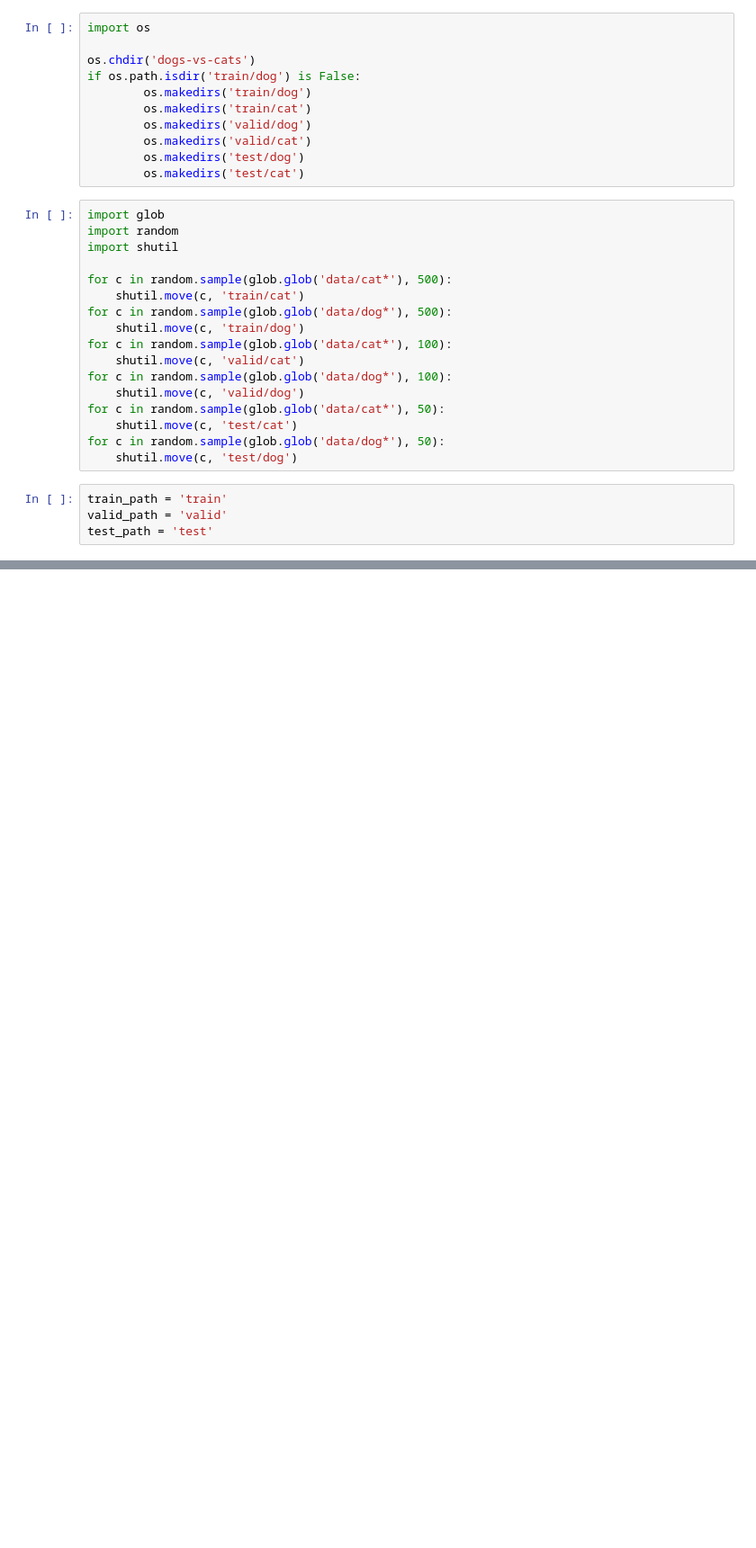
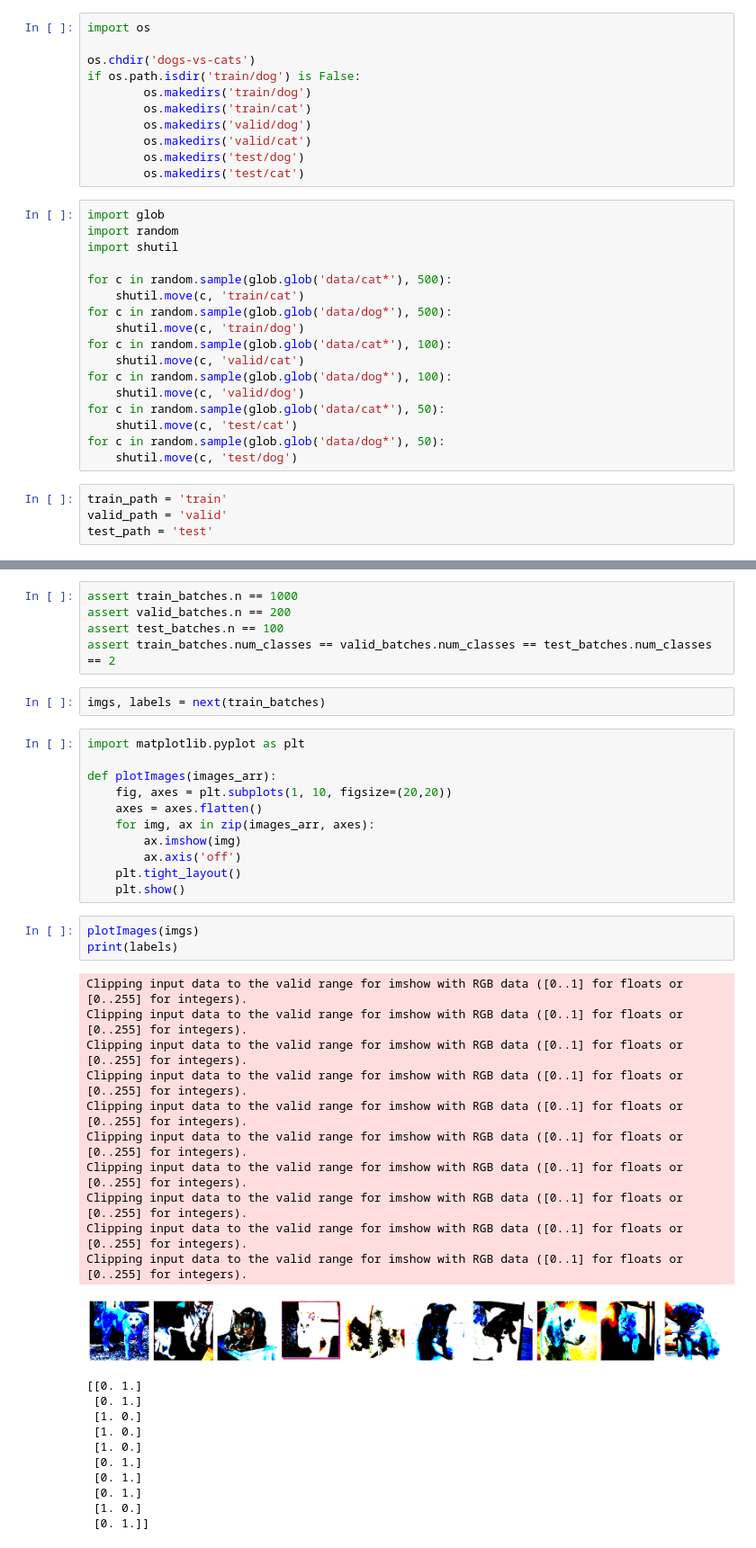
Before and after one commit to kimuralj/cnn_with_keras, a Jupyter notebook: dogs_vs_cats.ipynb, the cells around one changed output, grey strips where cells are left out. Shown at 90% size. Cells and saved outputs as stored; diff of their text form; blank space fills up the shorter version.

```diff
--- a/dogs_vs_cats.ipynb
+++ b/dogs_vs_cats.ipynb
@@ -50,0 +53,43 @@ ModuleNotFoundError: No module named 'tf'
+# %%
+assert train_batches.n == 1000
+assert valid_batches.n == 200
+assert test_batches.n == 100
+assert train_batches.num_classes == valid_batches.num_classes == test_batches.num_classes == 2
+# %%
+imgs, labels = next(train_batches)
+# %%
+import matplotlib.pyplot as plt
+
+def plotImages(images_arr):
+    fig, axes = plt.subplots(1, 10, figsize=(20,20))
+    axes = axes.flatten()
+    for img, ax in zip(images_arr, axes):
+        ax.imshow(img)
+        ax.axis('off')
+    plt.tight_layout()
+    plt.show()
+# %%
+plotImages(imgs)
+print(labels)
+# %% [output]
+Clipping input data to the valid range for imshow with RGB data ([0..1] for floats or [0..255] for integers).
+Clipping input data to the valid range for imshow with RGB data ([0..1] for floats or [0..255] for integers).
+Clipping input data to the valid range for imshow with RGB data ([0..1] for floats or [0..255] for integers).
+Clipping input data to the valid range for imshow with RGB data ([0..1] for floats or [0..255] for integers).
+Clipping input data to the valid range for imshow with RGB data ([0..1] for floats or [0..255] for integers).
+Clipping input data to the valid range for imshow with RGB data ([0..1] for floats or [0..255] for integers).
+Clipping input data to the valid range for imshow with RGB data ([0..1] for floats or [0..255] for integers).
+Clipping input data to the valid range for imshow with RGB data ([0..1] for floats or [0..255] for integers).
+Clipping input data to the valid range for imshow with RGB data ([0..1] for floats or [0..255] for integers).
+Clipping input data to the valid range for imshow with RGB data ([0..1] for floats or [0..255] for integers).
+[figure, added]
+[[0. 1.]
+ [0. 1.]
+ [1. 0.]
+ [1. 0.]
+ [1. 0.]
+ [0. 1.]
+ [0. 1.]
+ [0. 1.]
+ [1. 0.]
+ [0. 1.]]
```
Also changed, not shown: parts of 15 cells of this notebook.
